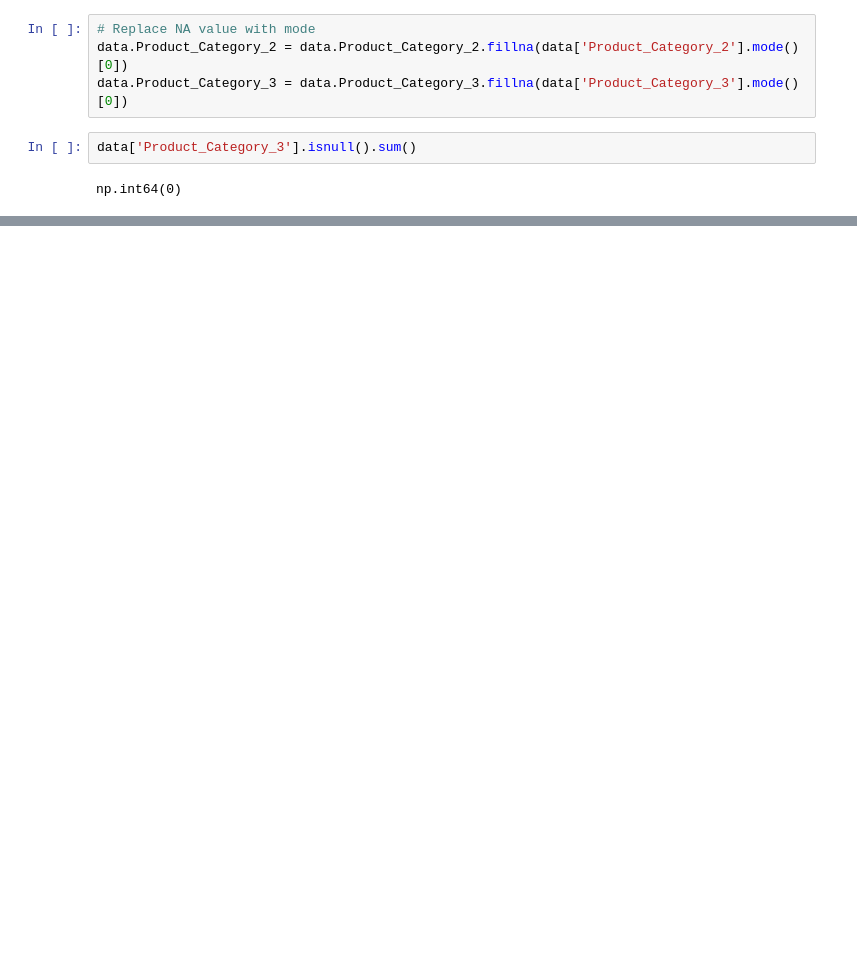
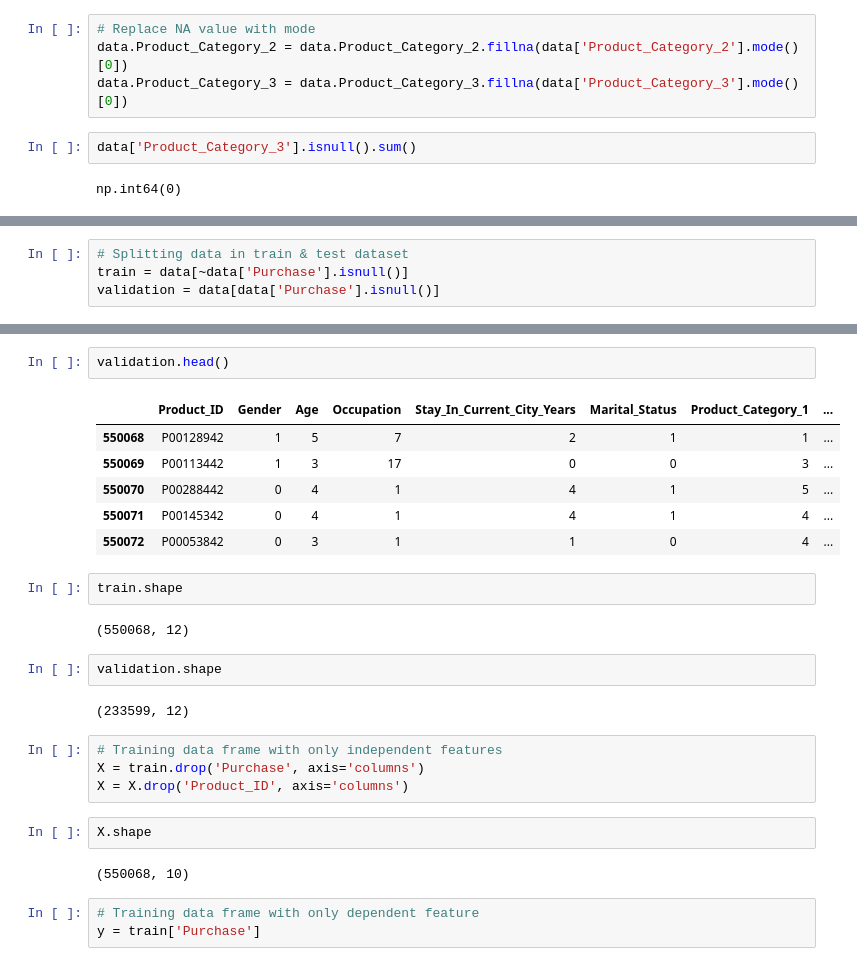
Before and after one commit to Somesh-Salunkhe/EDA_Black_Friday_Dataset, a Jupyter notebook: Exploratory_data_analysis.ipynb, the cells around one changed output, grey strips where cells are left out. Saved outputs shown, nothing was run; the diff lists cells and outputs as text; blank space fills up the shorter version.

```diff
--- a/Exploratory_data_analysis.ipynb
+++ b/Exploratory_data_analysis.ipynb
@@ -306,0 +467,4 @@ data.head()
+# %%
+# Splitting data in train & test dataset
+train = data[~data['Purchase'].isnull()]
+validation = data[data['Purchase'].isnull()]
@@ -306,0 +480,28 @@ data.head()
+# %%
+validation.head()
+# %% [output]
+|  | Product_ID | Gender | Age | Occupation | Stay_In_Current_City_Years | Marital_Status | Product_Category_1 | ... |
+| 550068 | P00128942 | 1 | 5 | 7 | 2 | 1 | 1 | ... |
+| 550069 | P00113442 | 1 | 3 | 17 | 0 | 0 | 3 | ... |
+| 550070 | P00288442 | 0 | 4 | 1 | 4 | 1 | 5 | ... |
+| 550071 | P00145342 | 0 | 4 | 1 | 4 | 1 | 4 | ... |
+| 550072 | P00053842 | 0 | 3 | 1 | 1 | 0 | 4 | ... |
+# %%
+train.shape
+# %% [output]
+(550068, 12)
+# %%
+validation.shape
+# %% [output]
+(233599, 12)
+# %%
+# Training data frame with only independent features
+X = train.drop('Purchase', axis='columns')
+X = X.drop('Product_ID', axis='columns')
+# %%
+X.shape
+# %% [output]
+(550068, 10)
+# %%
+# Training data frame with only dependent feature
+y = train['Purchase']
```
Also changed, not shown: parts of 20 cells of this notebook.
